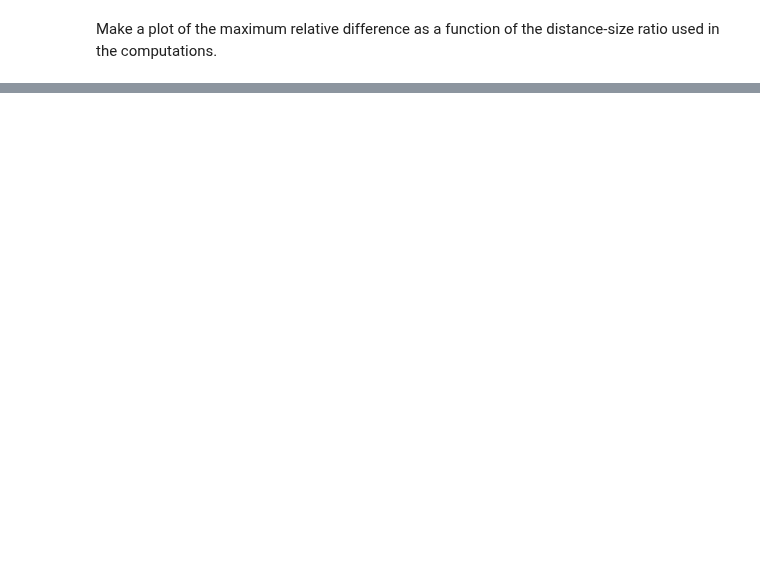
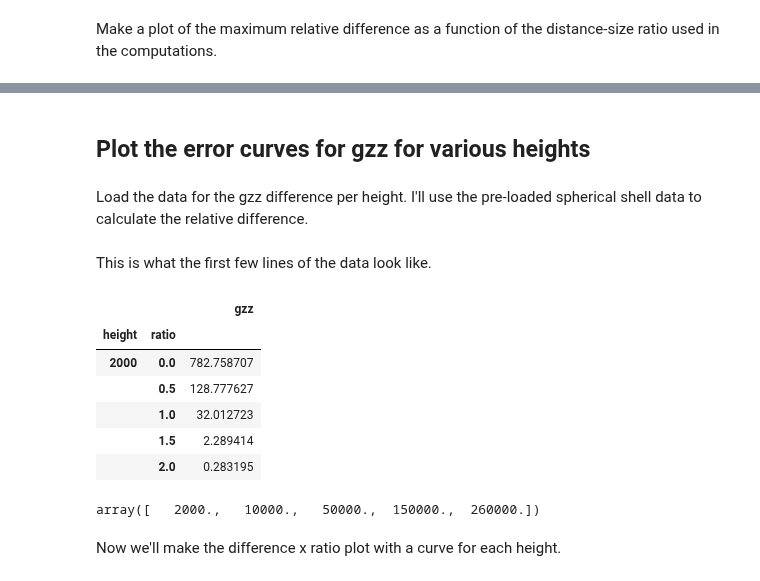
Before and after one commit to pinga-lab/paper-tesseroids, a Jupyter notebook: notebooks/results-figures.ipynb, the cells around one changed output, grey strips where cells are left out. Saved outputs shown, nothing was run; the diff lists cells and outputs as text; code cells hidden in the pictures; blank space fills up the shorter version.

```diff
--- a/notebooks/results-figures.ipynb
+++ b/notebooks/results-figures.ipynb
@@ -125,0 +124,18 @@ plt.savefig('../figs/distance-size-curves.eps')
+# %% [markdown]
+## Plot the error curves for gzz for various heights
+# %% [markdown]
+Load the data for the gzz difference per height. I'll use the pre-loaded spherical shell data to calculate the relative difference.
+# %%
+gzz = pd.read_csv('../data/difference-gzz-per-height-size-1-pole.csv', index_col=0).groupby(['height', 'ratio']).max()
+# %% [markdown]
+This is what the first few  lines of the data look like.
+# %%
+gzz.head()
+# %% [output]
+|  |  | gzz |
+| height | ratio |  |
+| 2000 | 0.0 | 782.758707 |
+|  | 0.5 | 128.777627 |
+|  | 1.0 | 32.012723 |
+|  | 1.5 | 2.289414 |
+|  | 2.0 | 0.283195 |
@@ -125,0 +144,6 @@ plt.savefig('../figs/distance-size-curves.eps')
+# %%
+heights
+# %% [output]
+array([   2000.,   10000.,   50000.,  150000.,  260000.])
+# %% [markdown]
+Now we'll make the difference x ratio plot with a curve for each height.
```
Also changed, not shown: parts of 14 cells of this notebook, 2 other files.
